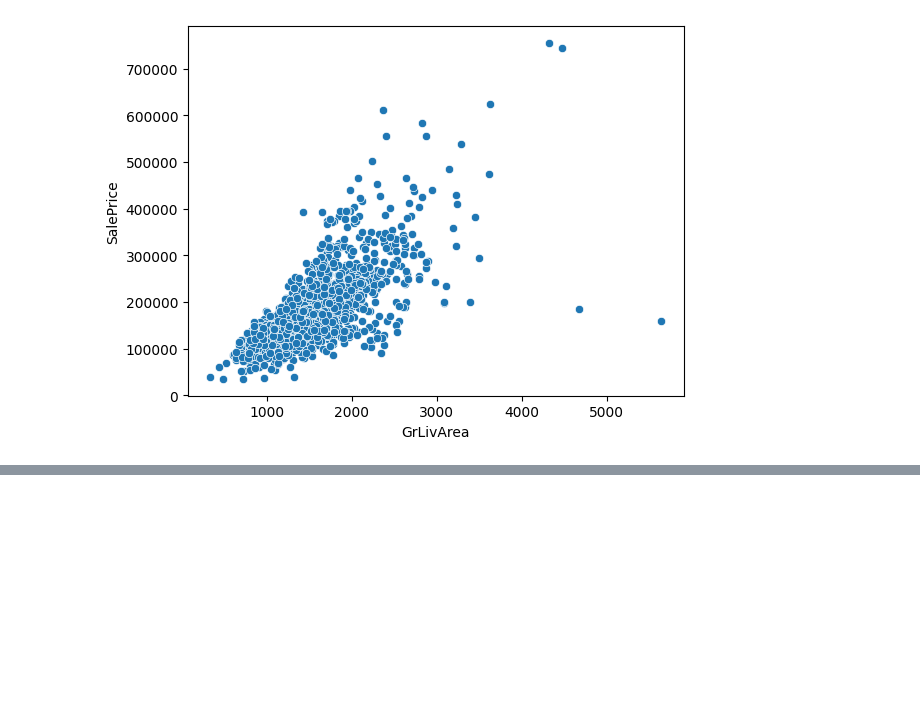
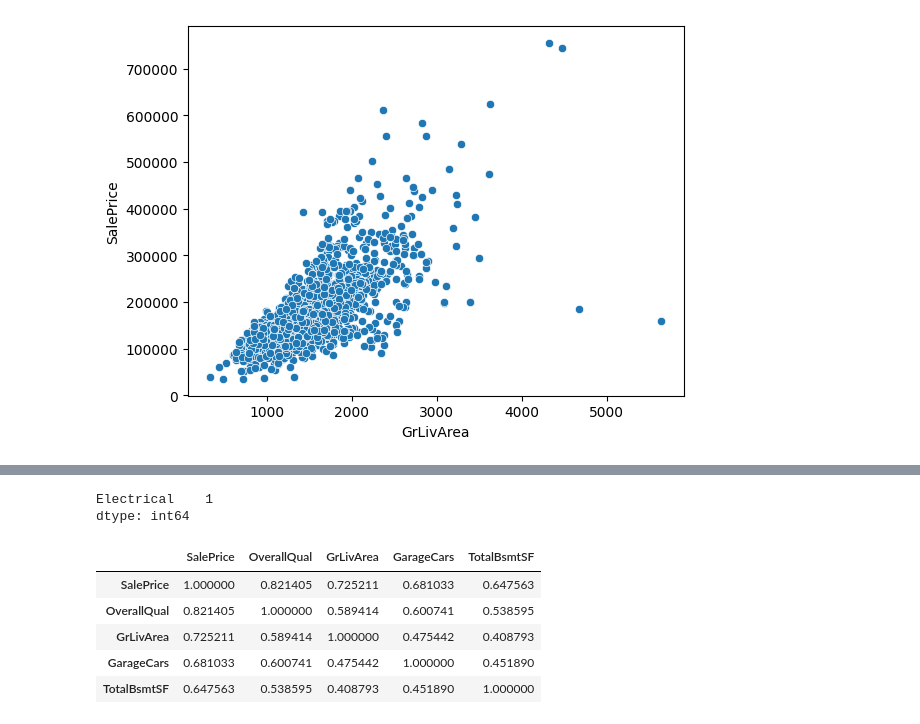
Before and after one commit to KickOutFury/AI-STUDY, a Jupyter notebook: KAGGLE/house-prices/house_prices.ipynb, the cells around one changed output, grey strips where cells are left out. Cells and saved outputs as stored; diff of their text form; code cells hidden in the pictures; blank space fills up the shorter version.

```diff
--- a/KAGGLE/house-prices/house_prices.ipynb
+++ b/KAGGLE/house-prices/house_prices.ipynb
@@ -159,0 +156,44 @@ See https://pandas.pydata.org/docs/user_guide/migration-3-strings.html#string-mi
+# %%
+# 결측치 처리 LotFrontage는 동네별로 비슷한 경향 그래서 Neighborhood랑 묶어서 Neighborhood기준 median으로 transform
+# LotFrontage는 집과 집앞도로와의 거리
+train["LotFrontage"] = train.groupby("Neighborhood")["LotFrontage"].transform(
+    lambda x : x.fillna(x.median())
+    )
+# %%
+# 시설형 feature들 결측치는 보통 없는경우가 많아 none처리
+
+none_cols = [
+    "PoolQC", "MiscFeature", "Alley", "Fence", "FireplaceQu",
+    "GarageType", "GarageFinish", "GarageQual", "GarageCond",
+    "BsmtQual", "BsmtCond", "BsmtExposure", "BsmtFinType1", "BsmtFinType2",
+    "MasVnrType"
+]
+
+for col in none_cols:
+    train[col] = train[col].fillna("None")
+# %%
+# 수치형 결측치들은 보통 시설이없으면 0 처리
+
+zero_cols = [
+    "MasVnrArea", "GarageYrBlt", "GarageArea", "GarageCars",
+    "BsmtFinSF1", "BsmtFinSF2", "BsmtUnfSF", "TotalBsmtSF",
+    "BsmtFullBath", "BsmtHalfBath"
+]
+
+for col in zero_cols:
+    train[col] = train[col].fillna(0)
+# %%
+missing = train.isnull().sum().sort_values(ascending=False)
+missing[missing > 0].head(20)
+# %% [output]
+Electrical    1
+dtype: int64
+# %%
+train[["SalePrice","OverallQual","GrLivArea","GarageCars","TotalBsmtSF"]].corr()
+# %% [output]
+|  | SalePrice | OverallQual | GrLivArea | GarageCars | TotalBsmtSF |
+| SalePrice | 1.000000 | 0.821405 | 0.725211 | 0.681033 | 0.647563 |
+| OverallQual | 0.821405 | 1.000000 | 0.589414 | 0.600741 | 0.538595 |
+| GrLivArea | 0.725211 | 0.589414 | 1.000000 | 0.475442 | 0.408793 |
+| GarageCars | 0.681033 | 0.600741 | 0.475442 | 1.000000 | 0.451890 |
+| TotalBsmtSF | 0.647563 | 0.538595 | 0.408793 | 0.451890 | 1.000000 |
```
Also changed, not shown: parts of 19 cells of this notebook, 1 other file.
